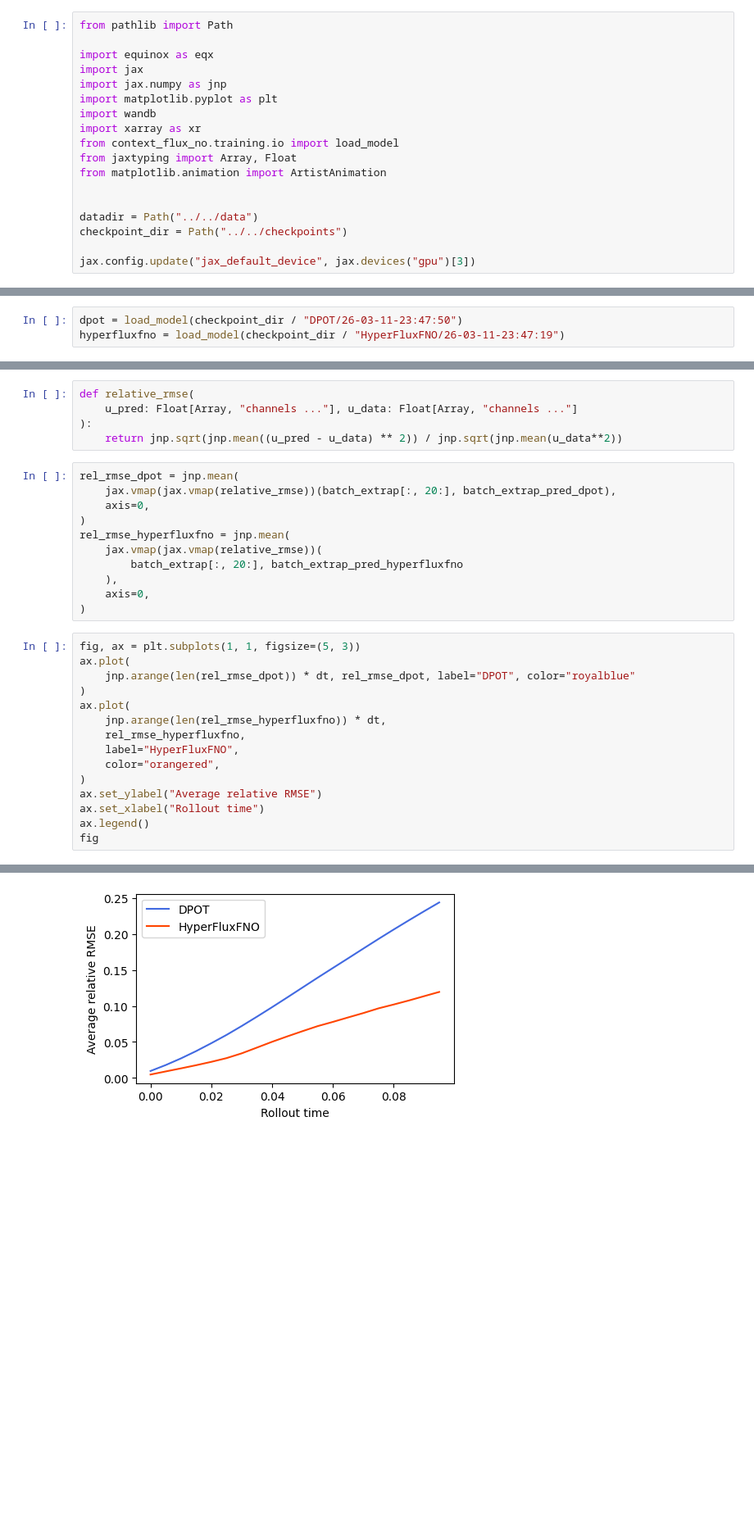
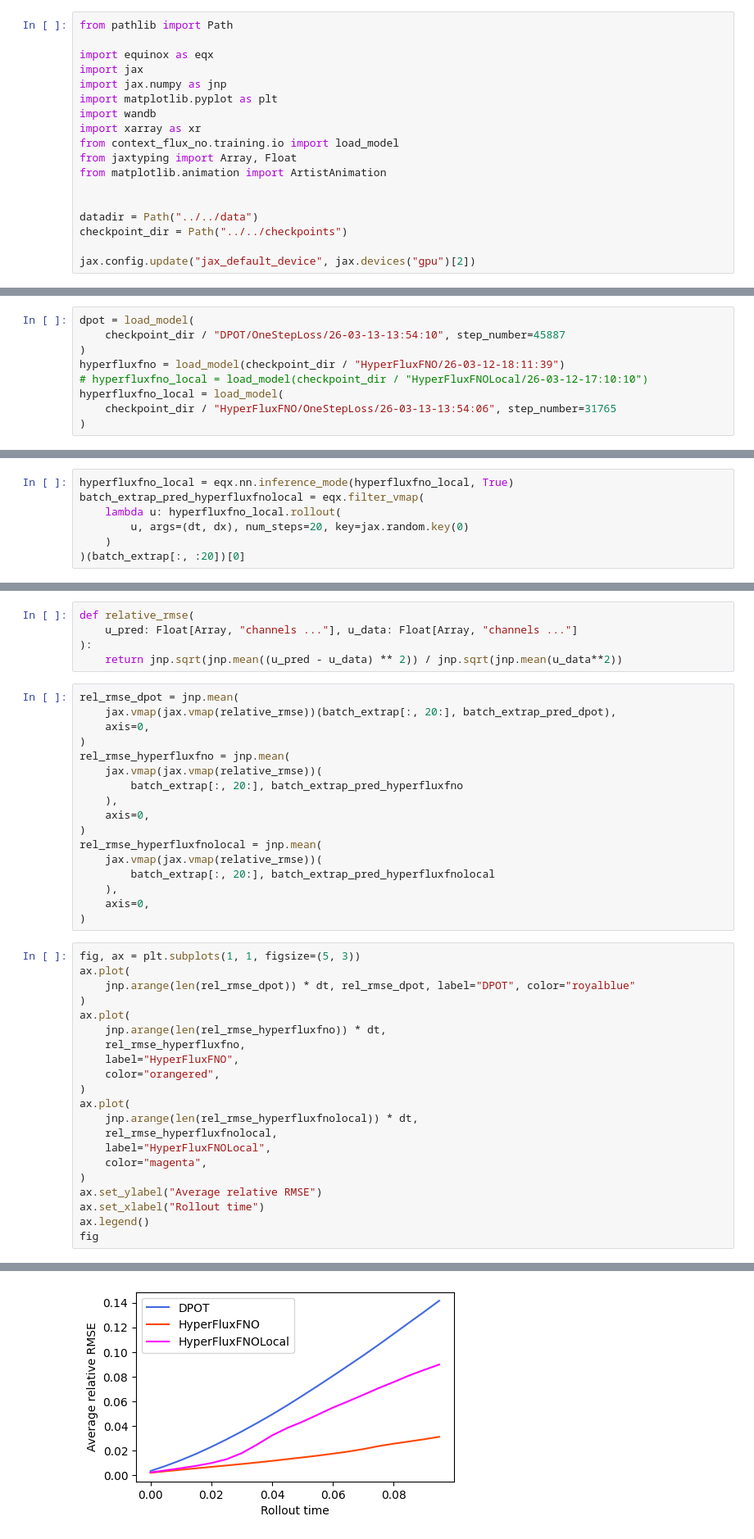
Before and after one commit to xx257xx/CONTEXT_FLUX_NO, a Jupyter notebook: notebooks/evaluation/evaluate_cubic.ipynb, the cells around one changed output, grey strips where cells are left out. Shown at 82% size. Cells and saved outputs as stored; diff of their text form; blank space fills up the shorter version.

```diff
--- a/notebooks/evaluation/evaluate_cubic.ipynb
+++ b/notebooks/evaluation/evaluate_cubic.ipynb
@@ -15,4 +15,4 @@ from matplotlib.animation import ArtistAnimation
 datadir = Path("../../data")
 checkpoint_dir = Path("../../checkpoints")
 
-jax.config.update("jax_default_device", jax.devices("gpu")[3])
+jax.config.update("jax_default_device", jax.devices("gpu")[2])
@@ -50,3 +102,9 @@ fig
 # %%
-dpot = load_model(checkpoint_dir / "DPOT/26-03-11-23:47:50")
-hyperfluxfno = load_model(checkpoint_dir / "HyperFluxFNO/26-03-11-23:47:19")
+dpot = load_model(
+    checkpoint_dir / "DPOT/OneStepLoss/26-03-13-13:54:10", step_number=45887
+)
+hyperfluxfno = load_model(checkpoint_dir / "HyperFluxFNO/26-03-12-18:11:39")
+# hyperfluxfno_local = load_model(checkpoint_dir / "HyperFluxFNOLocal/26-03-12-17:10:10")
+hyperfluxfno_local = load_model(
+    checkpoint_dir / "HyperFluxFNO/OneStepLoss/26-03-13-13:54:06", step_number=31765
+)
@@ -81 +141,8 @@ batch_extrap_pred_hyperfluxfno = eqx.filter_vmap(
+# %%
+hyperfluxfno_local = eqx.nn.inference_mode(hyperfluxfno_local, True)
+batch_extrap_pred_hyperfluxfnolocal = eqx.filter_vmap(
+    lambda u: hyperfluxfno_local.rollout(
+        u, args=(dt, dx), num_steps=20, key=jax.random.key(0)
+    )
+)(batch_extrap[:, :20])[0]
 # %%
@@ -191,6 +272,12 @@ rel_rmse_hyperfluxfno = jnp.mean(
     ),
     axis=0,
 )
+rel_rmse_hyperfluxfnolocal = jnp.mean(
+    jax.vmap(jax.vmap(relative_rmse))(
+        batch_extrap[:, 20:], batch_extrap_pred_hyperfluxfnolocal
+    ),
+    axis=0,
+)
 # %%
 fig, ax = plt.subplots(1, 1, figsize=(5, 3))
 ax.plot(
@@ -202,6 +289,12 @@ ax.plot(
     label="HyperFluxFNO",
     color="orangered",
 )
+ax.plot(
+    jnp.arange(len(rel_rmse_hyperfluxfnolocal)) * dt,
+    rel_rmse_hyperfluxfnolocal,
+    label="HyperFluxFNOLocal",
+    color="magenta",
+)
 ax.set_ylabel("Average relative RMSE")
 ax.set_xlabel("Rollout time")
 ax.legend()
@@ -212 +303 @@ fig
-[figure, old version]
+[figure, new version]
```
Also changed, not shown: parts of 14 cells of this notebook, 8 other files.
